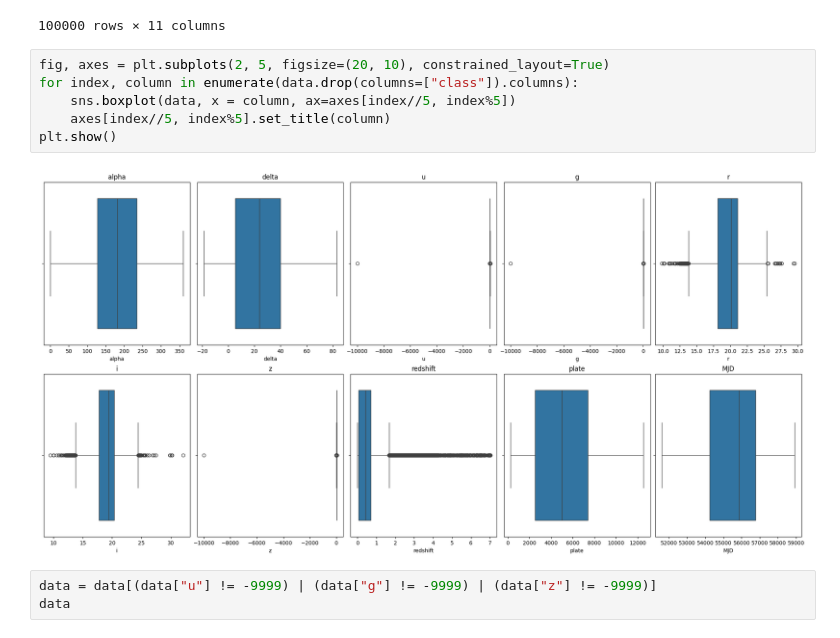
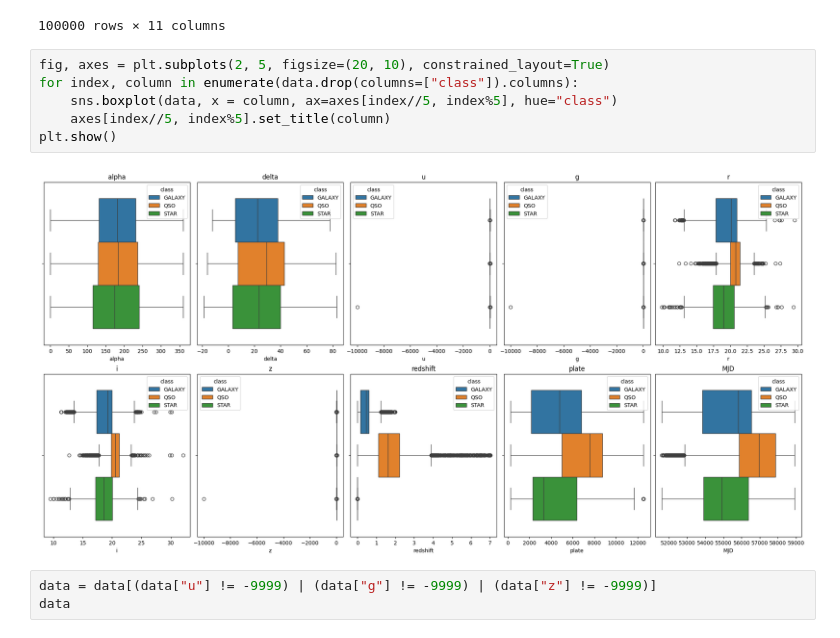
Before and after one commit to GabrielCabas/ML_Course, a Jupyter notebook: unidad_1/09.star_classification.ipynb, the cells around one changed output. Saved outputs shown, nothing was run; the diff lists cells and outputs as text.

```diff
--- a/unidad_1/09.star_classification.ipynb
+++ b/unidad_1/09.star_classification.ipynb
@@ -50,11 +50,11 @@ data
 # %%
 fig, axes = plt.subplots(2, 5, figsize=(20, 10), constrained_layout=True)
 for index, column in enumerate(data.drop(columns=["class"]).columns):
-    sns.boxplot(data, x = column, ax=axes[index//5, index%5])
+    sns.boxplot(data, x = column, ax=axes[index//5, index%5], hue="class")
     axes[index//5, index%5].set_title(column)
 plt.show()
 # %% [output]
-[figure, old version]
+[figure, new version]
 # %%
 data = data[(data["u"] != -9999) | (data["g"] != -9999) | (data["z"] != -9999)]
 data
```
Also changed, not shown: parts of 9 cells of this notebook.
